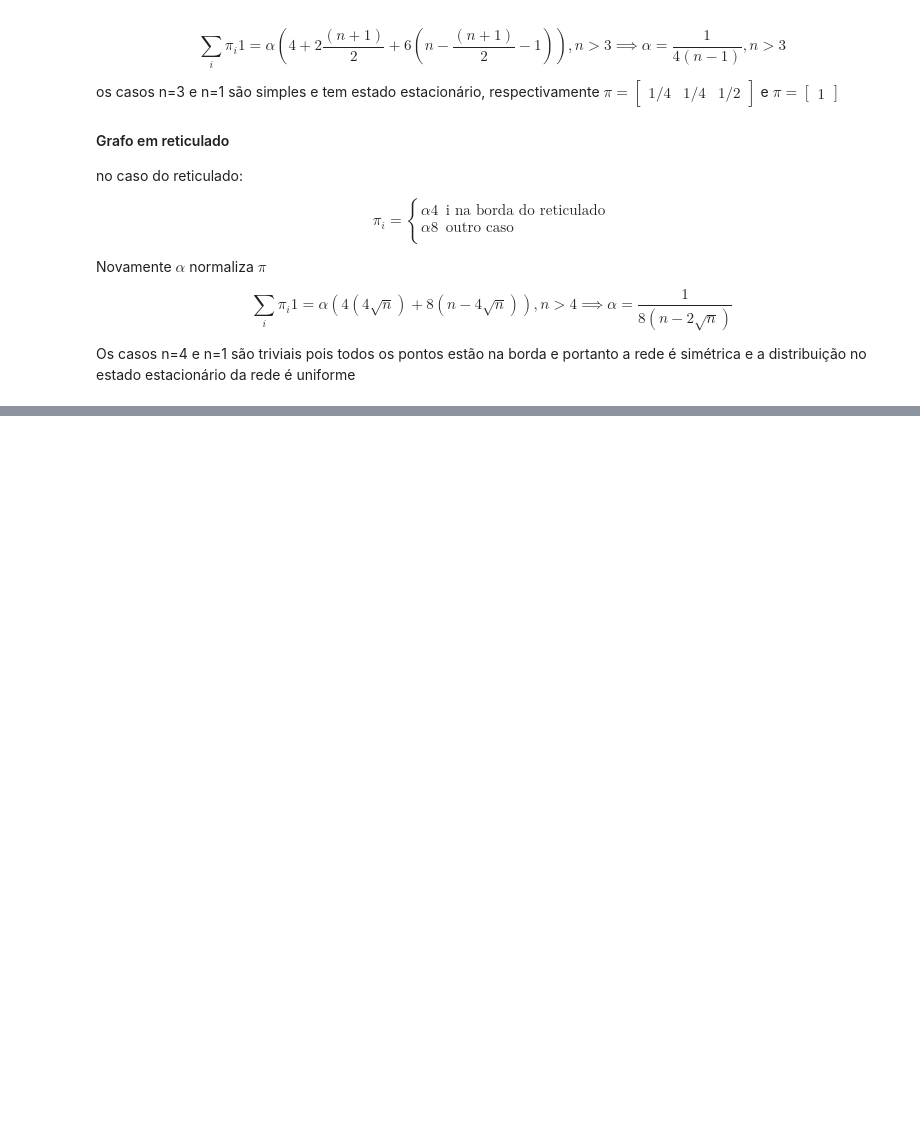
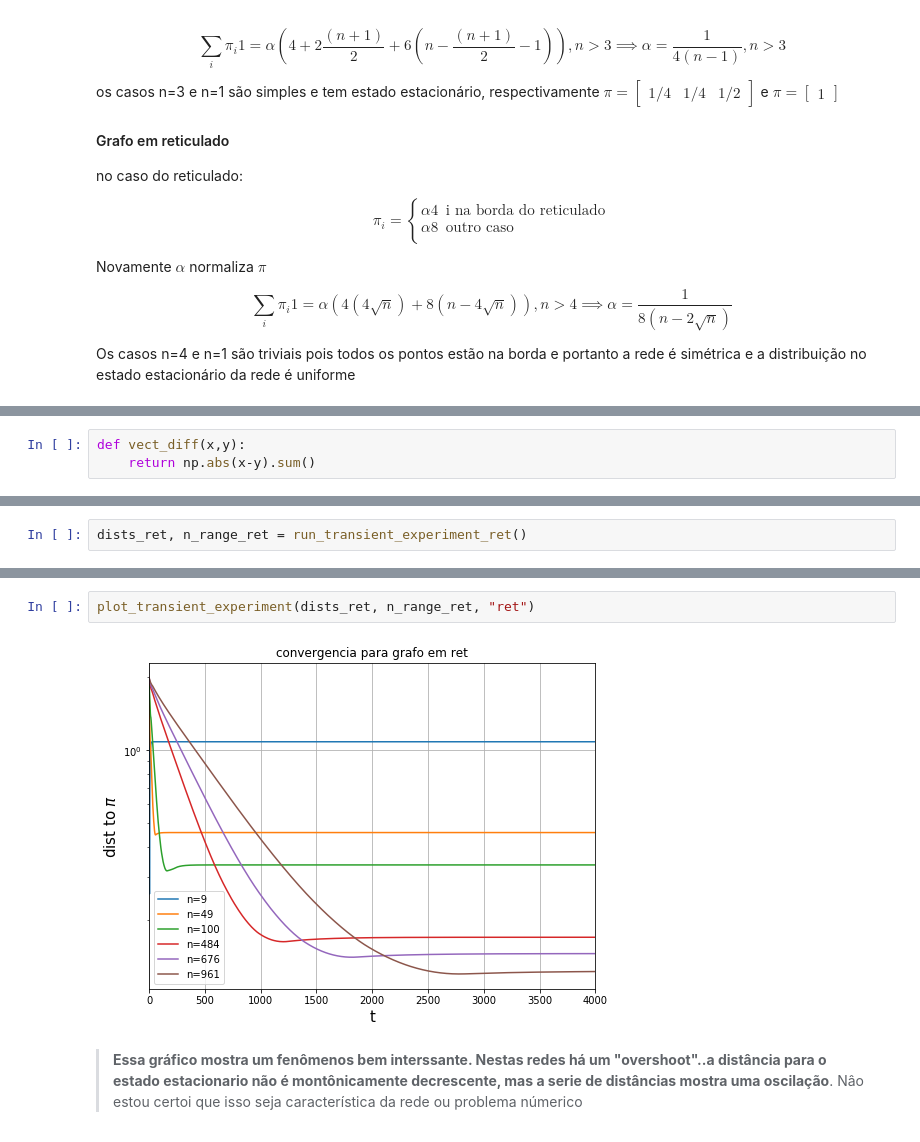
Before and after one commit to mtsz-thiago/mcmc, a Jupyter notebook: Lista04.ipynb, the cells around one changed output, grey strips where cells are left out. Saved outputs shown, nothing was run; the diff lists cells and outputs as text; blank space fills up the shorter version.

```diff
--- a/Lista04.ipynb
+++ b/Lista04.ipynb
@@ -320,0 +464,3 @@ Vou
+# %%
+def vect_diff(x,y):
+    return np.abs(x-y).sum()
@@ -320,0 +628,2 @@ Vou
+# %%
+dists_ret, n_range_ret = run_transient_experiment_ret()
@@ -320,0 +671,6 @@ Vou
+# %%
+plot_transient_experiment(dists_ret, n_range_ret, "ret")
+# %% [output]
+[figure, added]
+# %% [markdown]
+> **Essa gráfico mostra um fenômenos bem interssante. Nestas redes há um "overshoot"..a distância para o estado estacionario não é montônicamente decrescente, mas a serie de distâncias mostra uma oscilação**. Nâo estou certoi que isso seja característica da rede ou problema númerico
```
Also changed, not shown: parts of 49 cells of this notebook.
